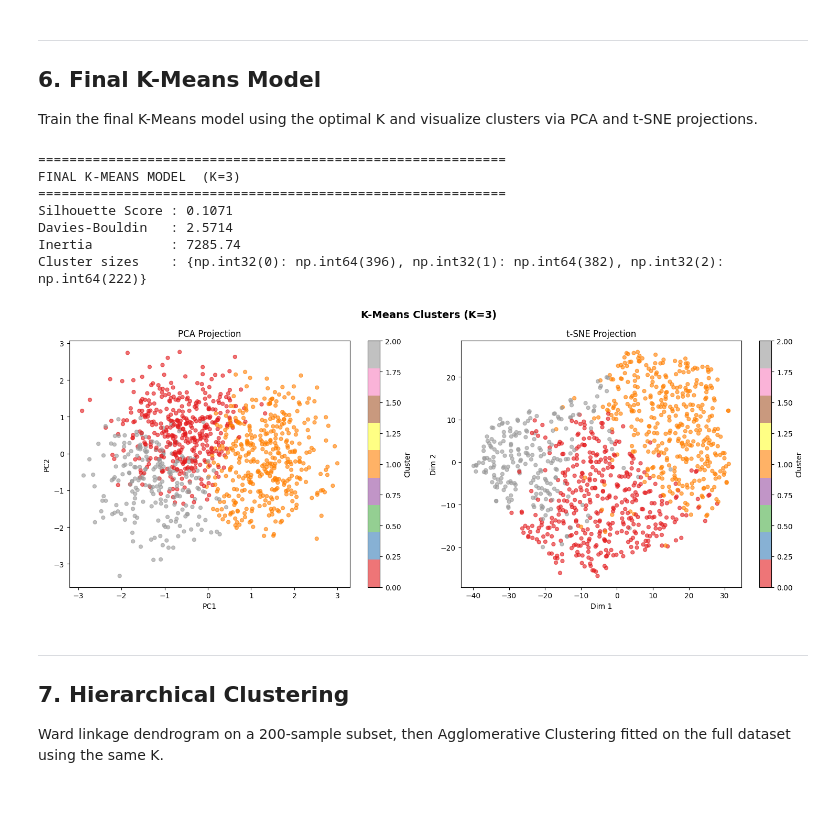
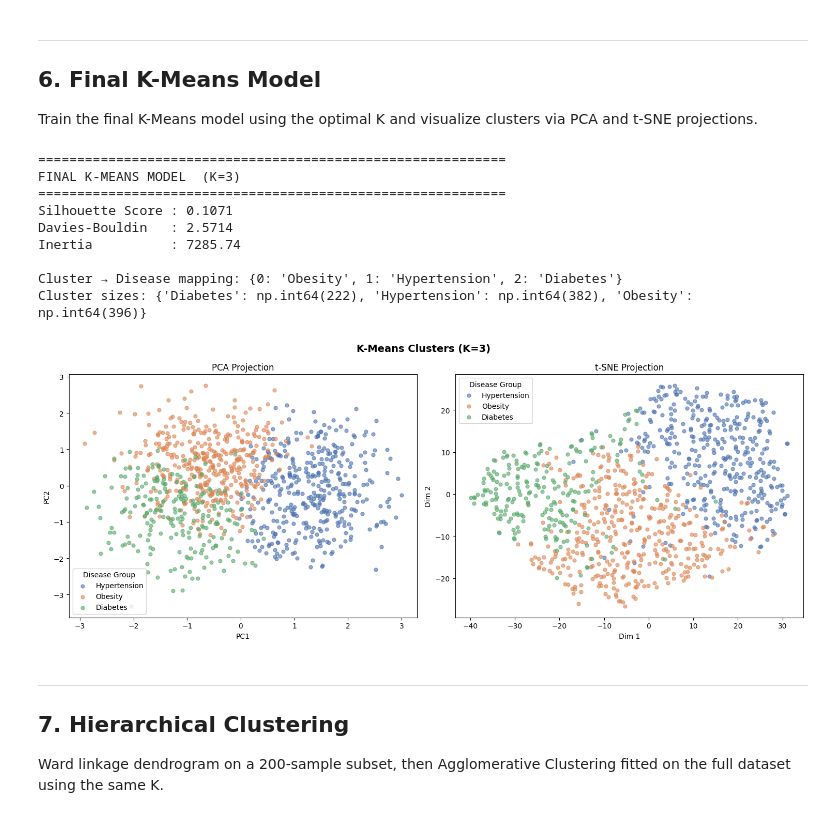
Before and after one commit to Fahad-Nawar/Dietary-analysis, a Jupyter notebook: dietary_analysis.ipynb, the cells around one changed output. Drawn from its saved outputs; the diff is of its cells as text; code cells hidden in the pictures.

```diff
--- a/dietary_analysis.ipynb
+++ b/dietary_analysis.ipynb
@@ -301,44 +301,56 @@ Train the final K-Means model using the optimal K and visualize clusters via PCA
 # %%
 print("\n" + "=" * 60)
 print(f"FINAL K-MEANS MODEL  (K={best_k})")
 print("=" * 60)
 
 km_final = KMeans(n_clusters=best_k, random_state=42, n_init=10)
 km_labels = km_final.fit_predict(X_scaled)
 
 sil = silhouette_score(X_scaled, km_labels)
 dbi = davies_bouldin_score(X_scaled, km_labels)
 print(f"Silhouette Score : {sil:.4f}")
 print(f"Davies-Bouldin   : {dbi:.4f}")
 print(f"Inertia          : {km_final.inertia_:.2f}")
-print(f"Cluster sizes    : {dict(zip(*np.unique(km_labels, return_counts=True)))}")
 
-# Visualize clusters with categorical colormap for clear separation
+# Map each cluster number → dominant disease name
+ct_km = pd.crosstab(km_labels, labels_disease)
+km_map  = {c: ct_km.loc[c].idxmax() for c in ct_km.index}
+km_named = pd.Series(km_labels).map(km_map).values
+print(f"\nCluster → Disease mapping: {km_map}")
+print(f"Cluster sizes: {dict(zip(*np.unique(km_named, return_counts=True)))}")
+
+# Visualize with disease names as legend
+disease_colors = {"Hypertension": "#4C72B0", "Obesity": "#DD8452", "Diabetes": "#55A868"}
+
 fig, axes = plt.subplots(1, 2, figsize=(15, 6))
 fig.suptitle(f"K-Means Clusters (K={best_k})", fontsize=14, fontweight="bold")
 
-scatter1 = axes[0].scatter(X_pca[:, 0], X_pca[:, 1],
-                           c=km_labels, cmap="Set1", alpha=0.6, s=25)
-axes[0].set_title("PCA Projection"); axes[0].set_xlabel("PC1"); axes[0].set_ylabel("PC2")
-plt.colorbar(scatter1, ax=axes[0], label="Cluster")
+for disease, color in disease_colors.items():
+    mask = km_named == disease
+    axes[0].scatter(X_pca[mask, 0], X_pca[mask, 1],
+                    c=color, label=disease, alpha=0.6, s=25)
+    axes[1].scatter(X_tsne[mask, 0], X_tsne[mask, 1],
+                    c=color, label=disease, alpha=0.6, s=25)
 
-scatter2 = axes[1].scatter(X_tsne[:, 0], X_tsne[:, 1],
-                           c=km_labels, cmap="Set1", alpha=0.6, s=25)
-axes[1].set_title("t-SNE Projection"); axes[1].set_xlabel("Dim 1"); axes[1].set_ylabel("Dim 2")
-plt.colorbar(scatter2, ax=axes[1], label="Cluster")
+for ax, title in zip(axes, ["PCA Projection", "t-SNE Projection"]):
+    ax.set_title(title); ax.legend(title="Disease Group")
+axes[0].set_xlabel("PC1"); axes[0].set_ylabel("PC2")
+axes[1].set_xlabel("Dim 1"); axes[1].set_ylabel("Dim 2")
 
 plt.tight_layout()
 plt.savefig("kmeans_clusters.png", dpi=150)
 plt.show()
 # %% [output]
 ============================================================
 FINAL K-MEANS MODEL  (K=3)
 ============================================================
 Silhouette Score : 0.1071
 Davies-Bouldin   : 2.5714
 Inertia          : 7285.74
-Cluster sizes    : {np.int32(0): np.int64(396), np.int32(1): np.int64(382), np.int32(2): np.int64(222)}
+
+Cluster → Disease mapping: {0: 'Obesity', 1: 'Hypertension', 2: 'Diabetes'}
+Cluster sizes: {'Diabetes': np.int64(222), 'Hypertension': np.int64(382), 'Obesity': np.int64(396)}
-[figure, old version]
+[figure, new version]
 # %% [markdown]
 ---
 ## 7. Hierarchical Clustering
```
Also changed, not shown: parts of 4 cells of this notebook, 5 other files.
